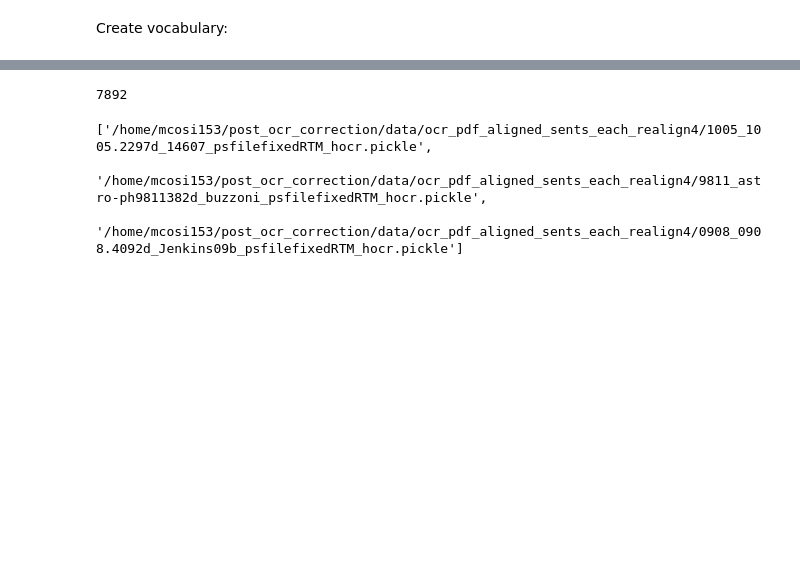
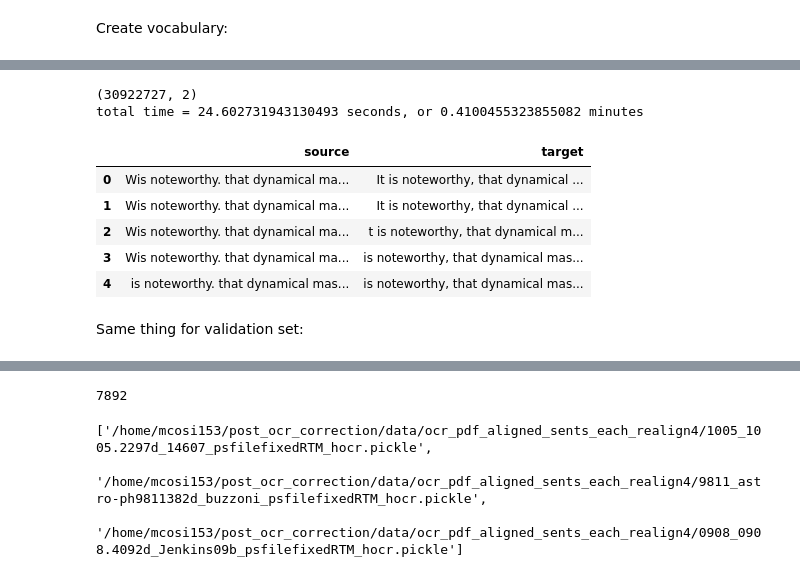
Before and after one commit to ReadingTimeMachine/ocr_post_correction, a Jupyter notebook: 0_exploration_new_data_new.ipynb, the cells around one changed output, grey strips where cells are left out. Saved outputs shown, nothing was run; the diff lists cells and outputs as text; code cells hidden in the pictures; blank space fills up the shorter version.

```diff
--- a/0_exploration_new_data_new.ipynb
+++ b/0_exploration_new_data_new.ipynb
@@ -137,0 +198,2 @@ print('time delta =', end_time-start_time, 'seconds,', (end_time-start_time)/60.
+# %%
+p = Pool(4)
@@ -137,0 +206,44 @@ print('time delta =', end_time-start_time, 'seconds,', (end_time-start_time)/60.
+# %%
+# df = train#.head(100)
+# train_aligned = list(p.imap_unordered(create_windows,
+#                                       tqdm(zip(df.ocr_aligned,
+#                                                df.gs_aligned,
+#                                                [window_length for x in df.ocr_aligned]),
+#                                            total = len(df.ocr_aligned)),
+#                                       chunksize = 128))
+# s = []
+# for r in tqdm(train_aligned):
+#     s.extend(r)
+# train_aligned = pd.DataFrame(s, columns = ["source", "target"])
+# print(train_aligned.shape)
+# train_aligned.head()
+start_time = time.time()
+train_aligned = list(p.imap_unordered(create_windows,
+                                      tqdm(zip(train.ocr_aligned,
+                                               train.gs_aligned,
+                                               [window_length for x in train.ocr_aligned]),
+                                           total = len(train.ocr_aligned)),
+                                      chunksize = 128))
+s = []
+for r in tqdm(train_aligned):
+    s.extend(r)
+train_aligned = pd.DataFrame(s, columns = ["source", "target"])
+print(train_aligned.shape)
+train_aligned.head()
+end_time = time.time()
+print('total time =', end_time-start_time, 'seconds, or', (end_time-start_time)/60., 'minutes')
+# %% [output]
+(30922727, 2)
+total time = 24.602731943130493 seconds, or 0.4100455323855082 minutes
+# %%
+train_aligned = train_aligned.assign(source = lambda df: df.source.str.replace("@", ""))
+train_aligned.head()
+# %% [output]
+|  | source | target |
+| 0 | Wis noteworthy. that dynamical ma... | It is noteworthy, that dynamical ... |
+| 1 | Wis noteworthy. that dynamical ma... | It is noteworthy, that dynamical ... |
+| 2 | Wis noteworthy. that dynamical ma... | t is noteworthy, that dynamical m... |
+| 3 | Wis noteworthy. that dynamical ma... | is noteworthy, that dynamical mas... |
+| 4 | is noteworthy. that dynamical mas... | is noteworthy, that dynamical mas... |
+# %% [markdown]
+Same thing for validation set:
```
Also changed, not shown: parts of 19 cells of this notebook, 1 other file.
